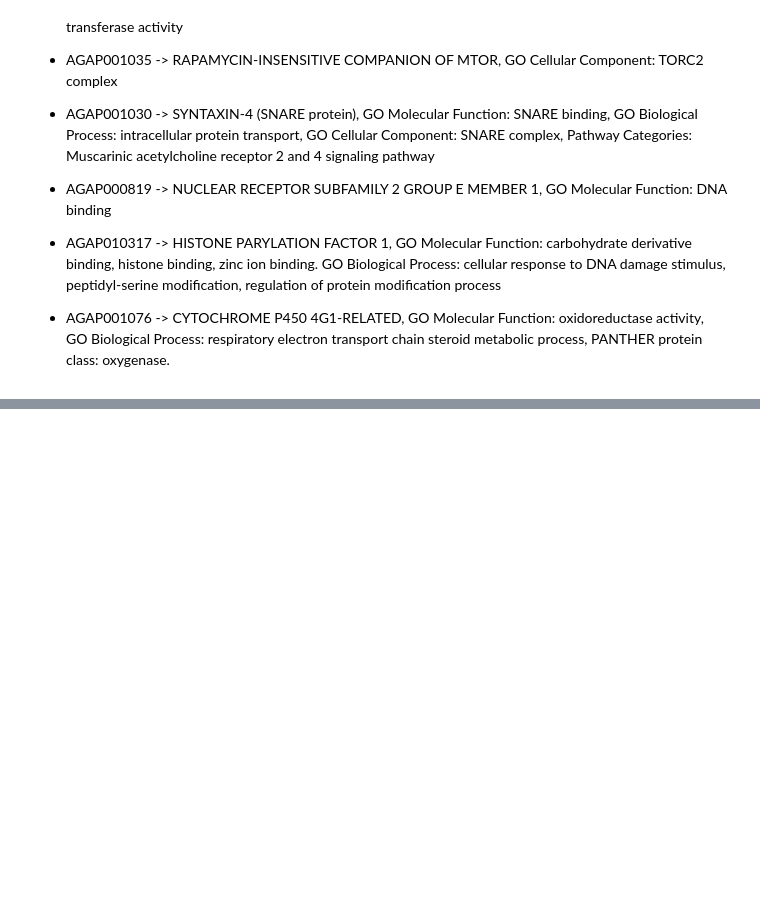
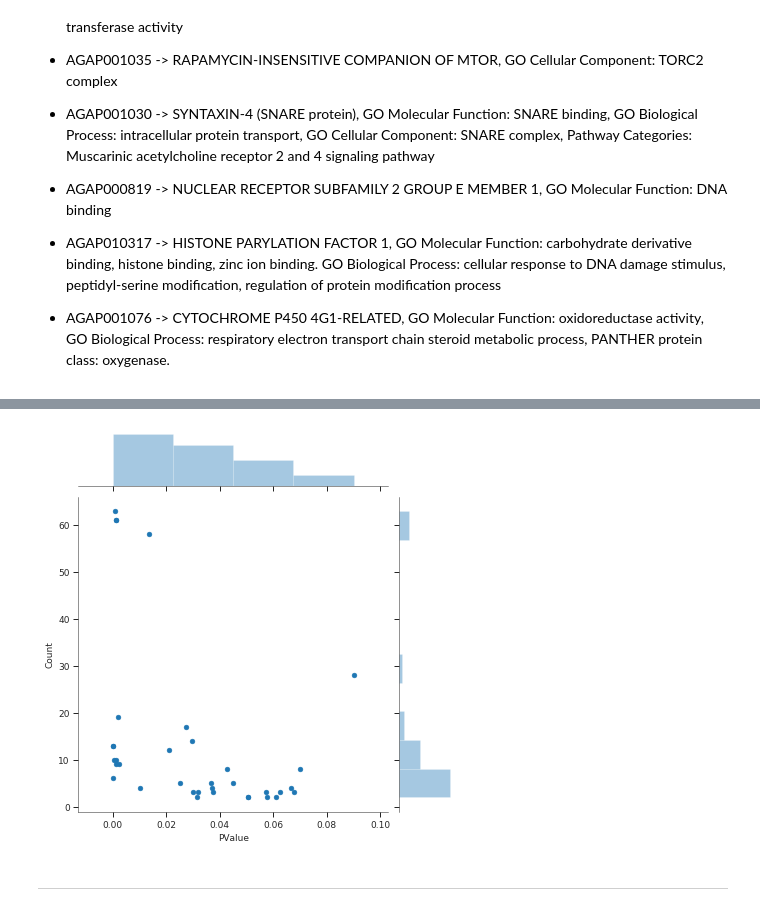
Before and after one commit to randomxsk8/notebooks, a Jupyter notebook: 10152019_Fst_hka_genes.ipynb, the cells around one changed output, grey strips where cells are left out. Saved outputs shown, nothing was run; the diff lists cells and outputs as text; code cells hidden in the pictures; blank space fills up the shorter version.

```diff
--- a/10152019_Fst_hka_genes.ipynb
+++ b/10152019_Fst_hka_genes.ipynb
@@ -417,0 +471,6 @@ pandas.set_option('display.max_colwidth', 80)
+# %%
+sns.jointplot(x="PValue", y="Count", data=david_chart);
+# %% [output]
+[figure, added]
+# %% [markdown]
+--------------------------------------------
```
Also changed, not shown: parts of 34 cells of this notebook, 5 other files.
